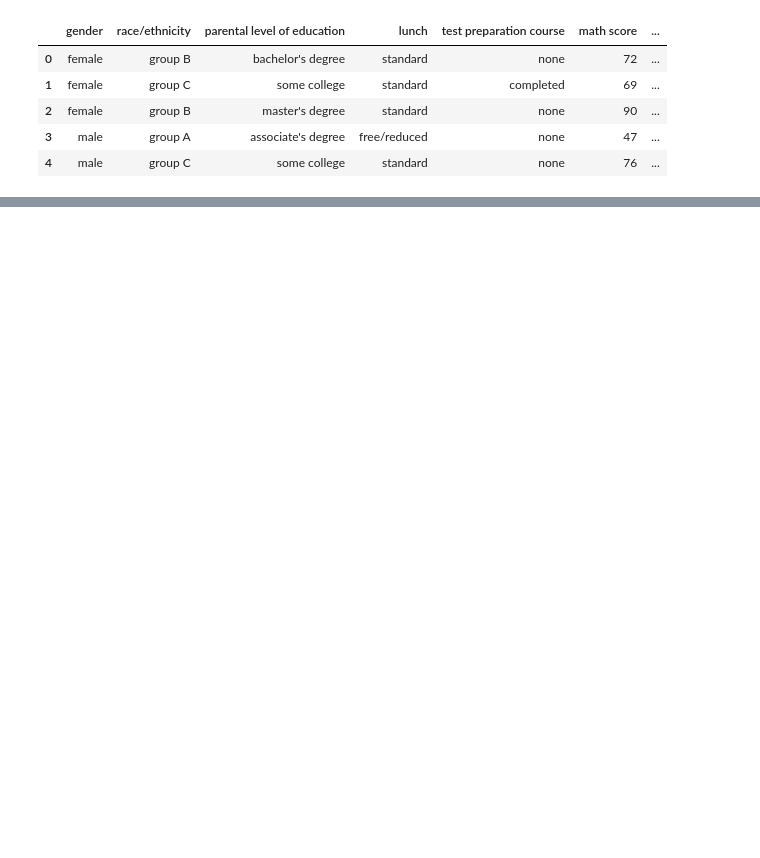
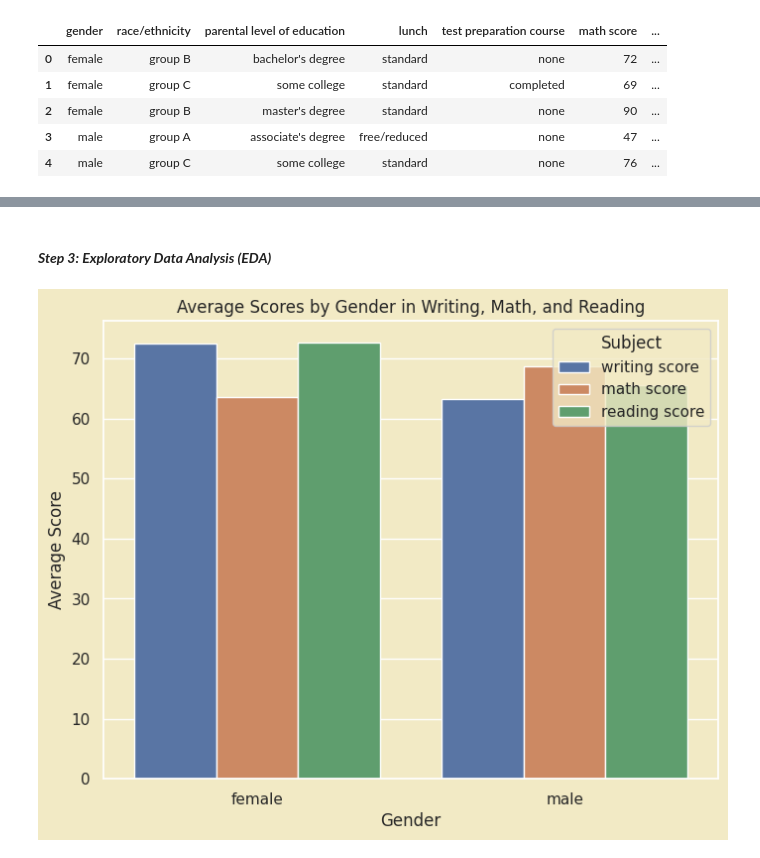
Before and after one commit to MuhammadUmerKhan/SMIT-Institute-Files, a Jupyter notebook: All Files/SMIT Projects/SMIT –DATA Science and Machine Learning Project/Project 2/StudentsPerformance.ipynb, the cells around one changed output, grey strips where cells are left out. Drawn from its saved outputs; the diff is of its cells as text; code cells hidden in the pictures; blank space fills up the shorter version.

```diff
--- a/All Files/SMIT Projects/SMIT –DATA Science and Machine Learning Project/Project 2/StudentsPerformance.ipynb
+++ b/All Files/SMIT Projects/SMIT –DATA Science and Machine Learning Project/Project 2/StudentsPerformance.ipynb
@@ -22,0 +171,3 @@ data.head()
+# %%
+data = data[~data.duplicated()]
+data.head()
@@ -22,0 +181,15 @@ data.head()
+# %% [markdown]
+#### <b><i>Step 3: Exploratory Data Analysis (EDA)
+# %%
+plt.figure(figsize=(8, 6))
+
+avg_gender_score = data.groupby('gender')[['writing score', 'math score', 'reading score']].mean().reset_index()
+avg_gender_score_melted = avg_gender_score.melt(id_vars="gender", var_name="Subject", value_name="Average Score")
+
+sns.barplot(x="gender", y="Average Score", hue="Subject", data=avg_gender_score_melted)
+plt.title("Average Scores by Gender in Writing, Math, and Reading")
+plt.xlabel("Gender")
+plt.ylabel("Average Score")
+plt.show()
+# %% [output]
+[figure, added]
```
Also changed, not shown: parts of 44 cells of this notebook.
